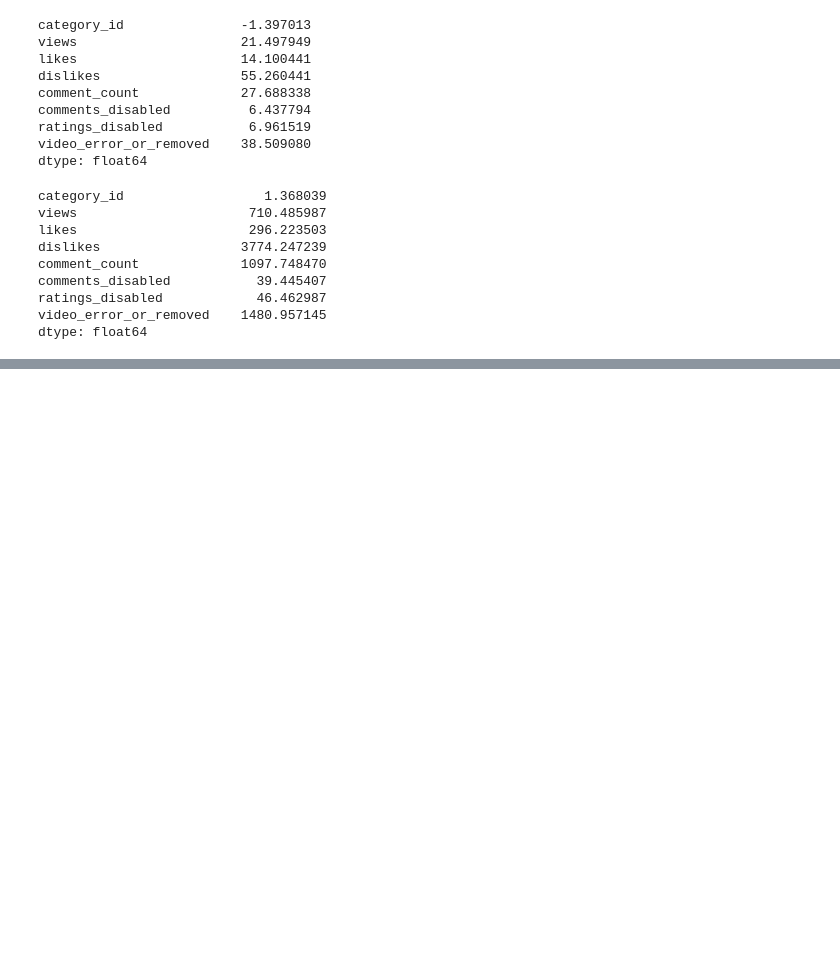
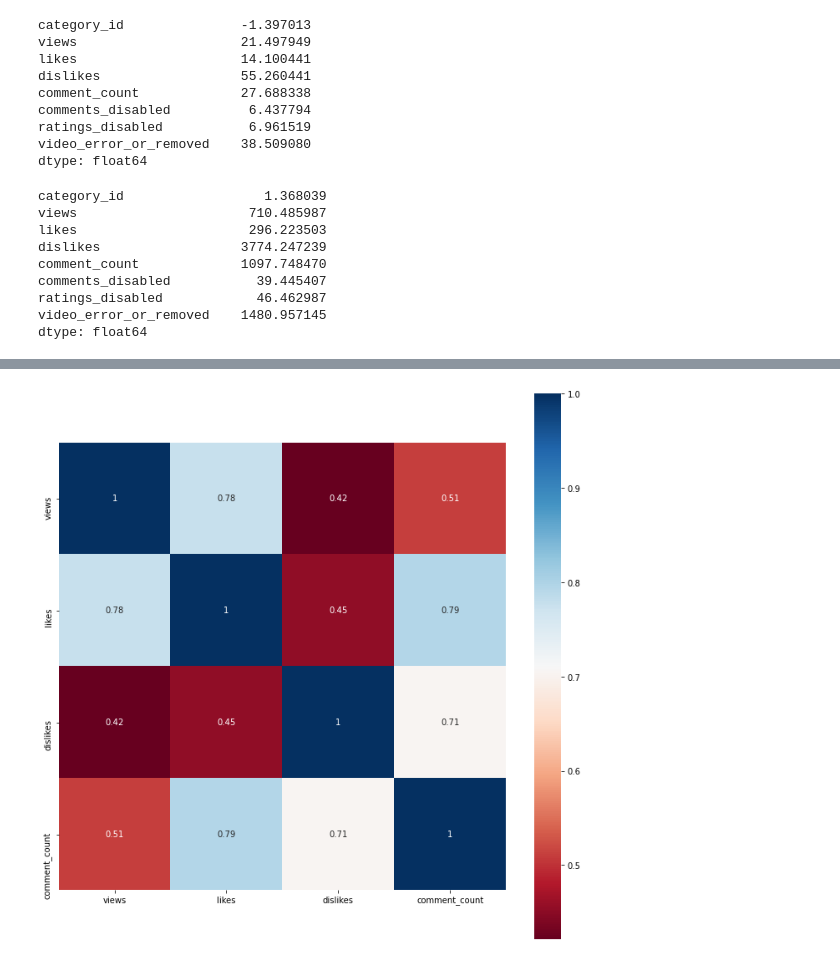
Before and after one commit to ashen007/youtube_trending, a Jupyter notebook: trending.ipynb, the cells around one changed output, grey strips where cells are left out. Drawn from its saved outputs; the diff is of its cells as text; code cells hidden in the pictures; blank space fills up the shorter version.

```diff
--- a/trending.ipynb
+++ b/trending.ipynb
@@ -453,0 +462,9 @@ plt.show()
+# %%
+plt.figure(figsize=[12,12])
+sns.heatmap(df.corr(),
+            square=True,
+            annot=True,
+            cmap='RdBu')
+plt.show()
+# %% [output]
+[figure, added]
```
Also changed, not shown: parts of 1 cell of this notebook.
